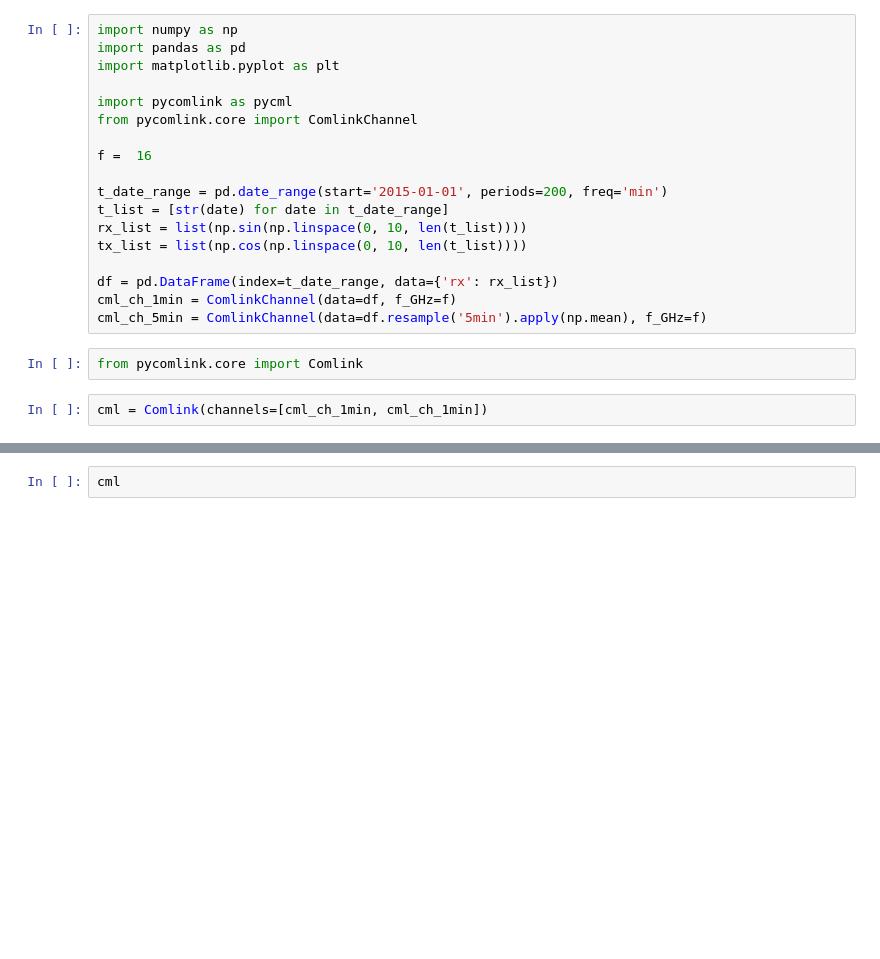
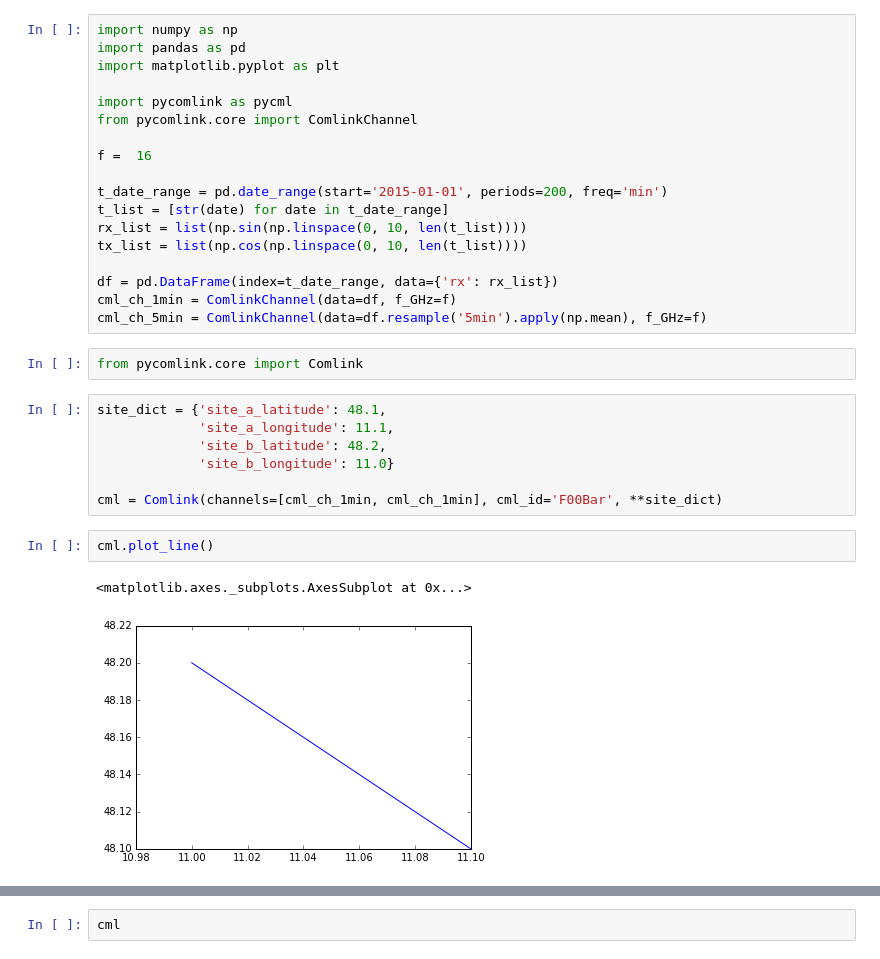
Before and after one commit to pycomlink/pycomlink, a Jupyter notebook: notebooks/Testing ground for new Comlink class.ipynb, the cells around one changed output, grey strips where cells are left out. Saved outputs shown, nothing was run; the diff lists cells and outputs as text; blank space fills up the shorter version.

Commit message:
ENH: Added methods to plot the path of a Comlink object

```diff
--- a/notebooks/Testing ground for new Comlink class.ipynb
+++ b/notebooks/Testing ground for new Comlink class.ipynb
@@ -23,5 +23,15 @@ cml_ch_1min = ComlinkChannel(data=df, f_GHz=f)
 cml_ch_5min = ComlinkChannel(data=df.resample('5min').apply(np.mean), f_GHz=f)
 # %%
 from pycomlink.core import Comlink
-# %%
-cml = Comlink(channels=[cml_ch_1min, cml_ch_1min])
+# %%
+site_dict = {'site_a_latitude': 48.1,
+             'site_a_longitude': 11.1,
+             'site_b_latitude': 48.2,
+             'site_b_longitude': 11.0}
+
+cml = Comlink(channels=[cml_ch_1min, cml_ch_1min], cml_id='F00Bar', **site_dict)
+# %%
+cml.plot_line()
+# %% [output]
+<matplotlib.axes._subplots.AxesSubplot at 0x...>
+[figure, added]
```
Also changed, not shown: parts of 1 cell of this notebook, 3 other files.
